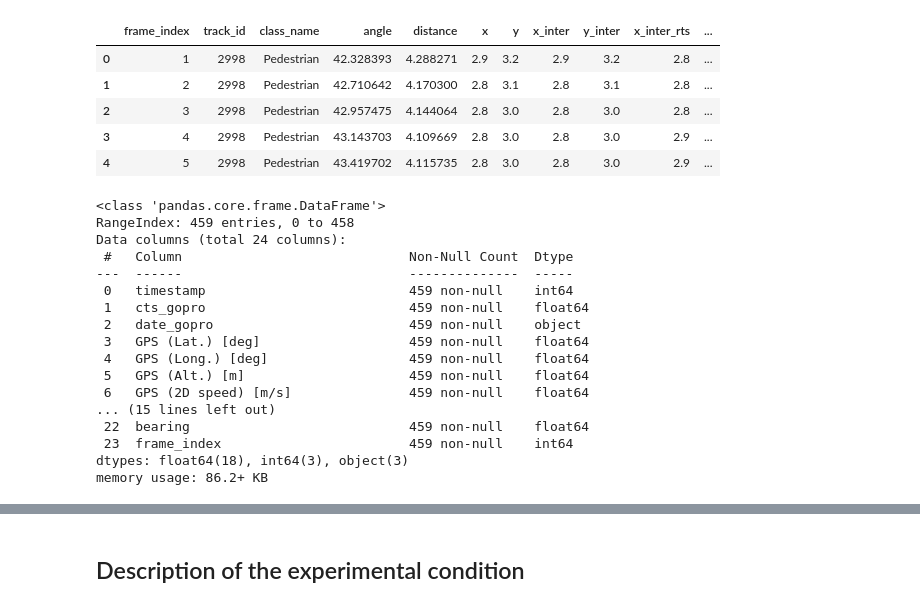
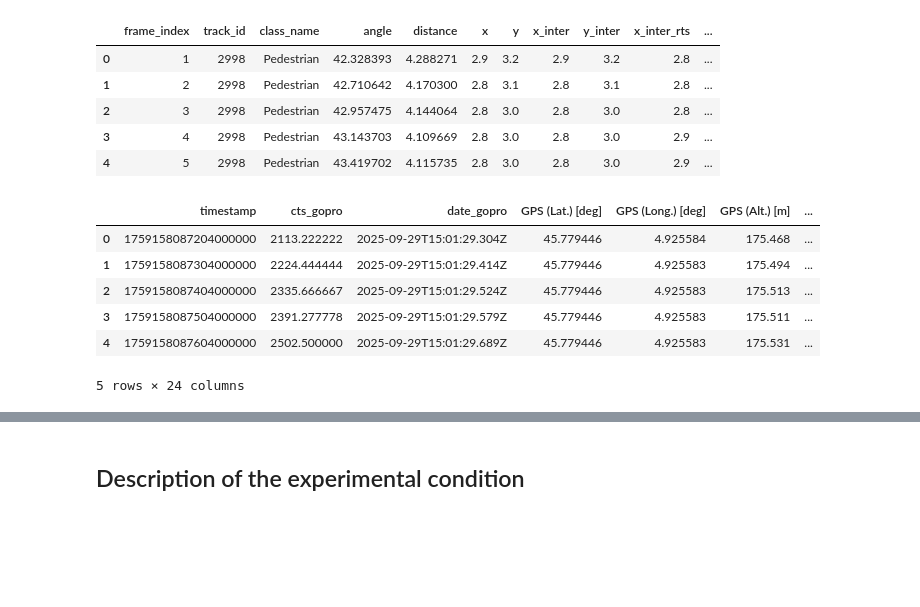
Before and after one commit to timentpe/Micro_mob, a Jupyter notebook: tim.ipynb, the cells around one changed output, grey strips where cells are left out. Drawn from its saved outputs; the diff is of its cells as text; code cells hidden in the pictures; blank space fills up the shorter version.

```diff
--- a/tim.ipynb
+++ b/tim.ipynb
@@ -30,25 +30,15 @@ other_road_users['ebike_subject_b'].head()
 | 3 | 4 | 2998 | Pedestrian | 43.143703 | 4.109669 | 2.8 | 3.0 | 2.8 | 3.0 | 2.9 | ... |
 | 4 | 5 | 2998 | Pedestrian | 43.419702 | 4.115735 | 2.8 | 3.0 | 2.8 | 3.0 | 2.9 | ... |
 # %%
-sensors['escooter_subject_b'].info()
+sensors['escooter_subject_b'].head()
 # %% [output]
+|  | timestamp | cts_gopro | date_gopro | GPS (Lat.) [deg] | GPS (Long.) [deg] | GPS (Alt.) [m] | ... |
+| 0 | 1759158087204000000 | 2113.222222 | 2025-09-29T15:01:29.304Z | 45.779446 | 4.925584 | 175.468 | ... |
+| 1 | 1759158087304000000 | 2224.444444 | 2025-09-29T15:01:29.414Z | 45.779446 | 4.925583 | 175.494 | ... |
+| 2 | 1759158087404000000 | 2335.666667 | 2025-09-29T15:01:29.524Z | 45.779446 | 4.925583 | 175.513 | ... |
+| 3 | 1759158087504000000 | 2391.277778 | 2025-09-29T15:01:29.579Z | 45.779446 | 4.925583 | 175.511 | ... |
+| 4 | 1759158087604000000 | 2502.500000 | 2025-09-29T15:01:29.689Z | 45.779446 | 4.925583 | 175.531 | ... |
-<class 'pandas.core.frame.DataFrame'>
-RangeIndex: 459 entries, 0 to 458
-Data columns (total 24 columns):
- #   Column                             Non-Null Count  Dtype
----  ------                             --------------  -----
- 0   timestamp                          459 non-null    int64
- 1   cts_gopro                          459 non-null    float64
- 2   date_gopro                         459 non-null    object
- 3   GPS (Lat.) [deg]                   459 non-null    float64
- 4   GPS (Long.) [deg]                  459 non-null    float64
- 5   GPS (Alt.) [m]                     459 non-null    float64
- 6   GPS (2D speed) [m/s]               459 non-null    float64
-... (15 lines left out)
- 22  bearing                            459 non-null    float64
- 23  frame_index                        459 non-null    int64
-dtypes: float64(18), int64(3), object(3)
-memory usage: 86.2+ KB
+5 rows × 24 columns
 # %%
 # Remove all the missing data in all the dataframes
 
```
Also changed, not shown: parts of 3 cells of this notebook.
